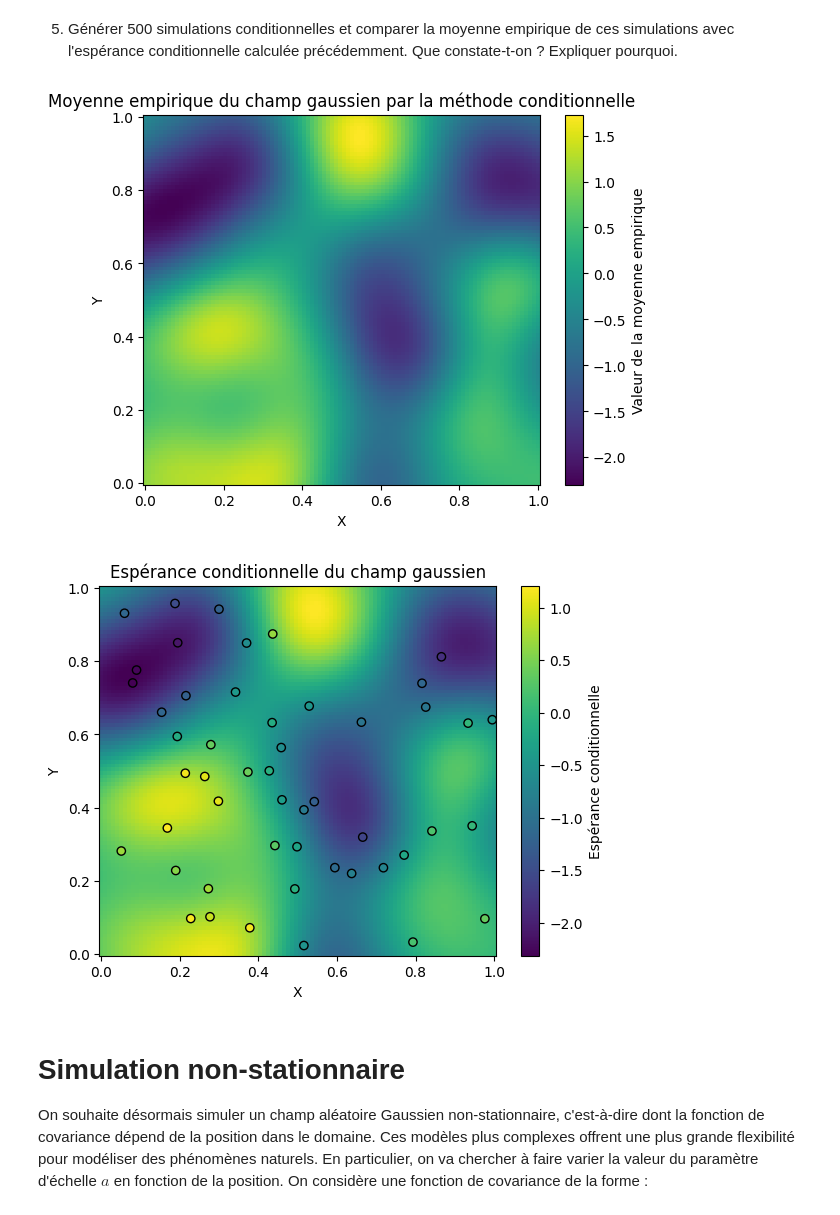
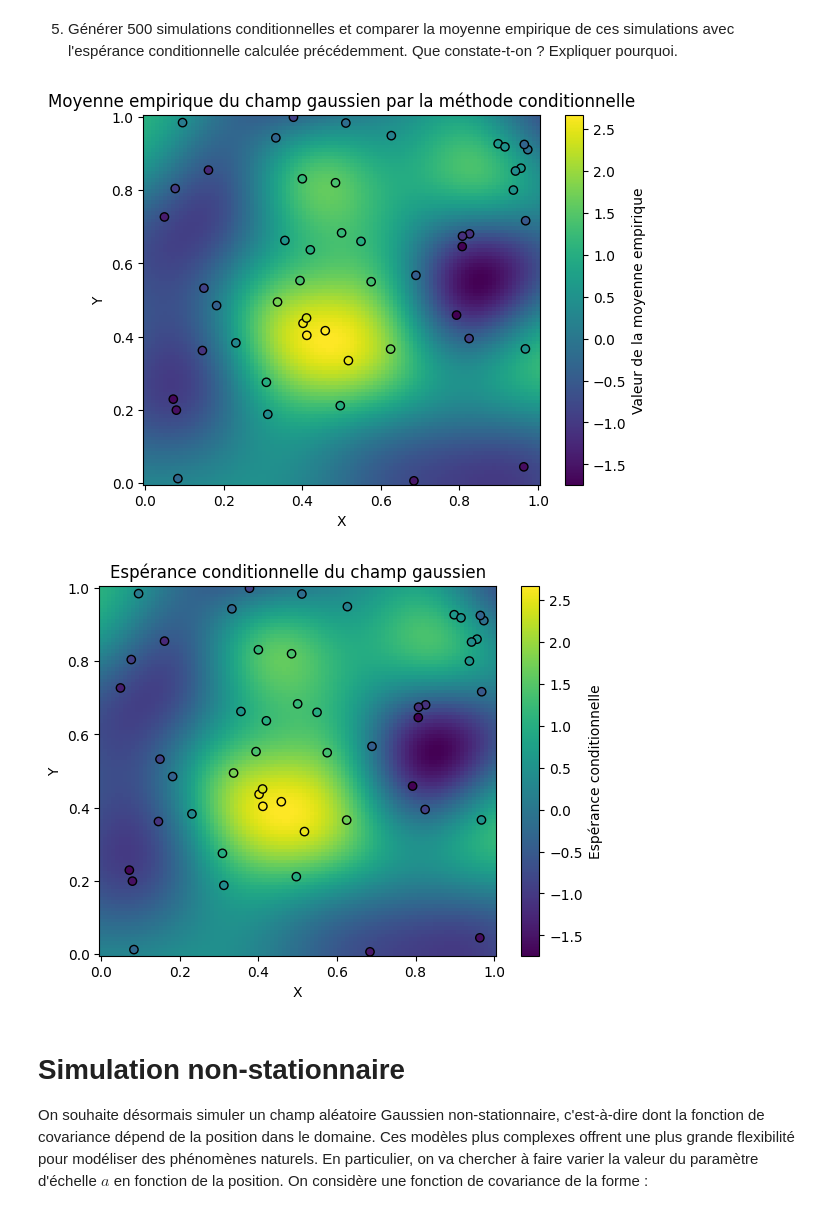
Before and after one commit to noamguillou/Projet-Probabilites, a Jupyter notebook: Pablo2.ipynb, the cells around one changed output. Saved outputs shown, nothing was run; the diff lists cells and outputs as text; code cells hidden in the pictures.

Commit message:
Ajout des images pour 500 simulations conditionnelles

```diff
--- a/Pablo2.ipynb
+++ b/Pablo2.ipynb
@@ -377,30 +377,30 @@ plt.show();
 # %% [markdown]
 5. Générer 500 simulations conditionnelles et comparer la moyenne empirique de ces simulations avec l'espérance conditionnelle calculée précédemment. Que constate-t-on ? Expliquer pourquoi.
 # %%
-n=10
+n=500
 Moy=np.zeros(n_2**2)
 for i in range (n):
     X_2,l=simulation_conditionnelle()
     Moy+=(1/n)*X_2
 Moy=Moy.reshape(n_2,n_2)
 plt.pcolormesh(points_2[:,0].reshape(n_2,n_2), points_2[:,1].reshape(n_2,n_2),  Moy, shading="auto", cmap="viridis")
 plt.scatter(points_1[:, 0], points_1[:, 1], c=X_1, edgecolors="black", cmap="viridis")
 plt.colorbar(label="Valeur de la moyenne empirique")
 plt.title("Moyenne empirique du champ gaussien par la méthode conditionnelle")
 plt.xlabel("X")
 plt.ylabel("Y")
 plt.show()
 
 plt.pcolormesh(points_2[:,0].reshape(n_2,n_2), points_2[:,1].reshape(n_2,n_2),  E_211, shading="auto", cmap="viridis")
 plt.scatter(points_1[:, 0], points_1[:, 1], c=X_1, edgecolors="black", cmap="viridis")
 plt.colorbar(label="Espérance conditionnelle")
 plt.title("Espérance conditionnelle du champ gaussien")
 plt.xlabel("X")
 plt.ylabel("Y")
 plt.show();
 # %% [output]
-[figure, old version]
+[figure, new version]
-[figure, old version]
+[figure, new version]
 # %% [markdown]
 # Simulation non-stationnaire
 
```
Also changed, not shown: parts of 6 cells of this notebook, 2 other files.
